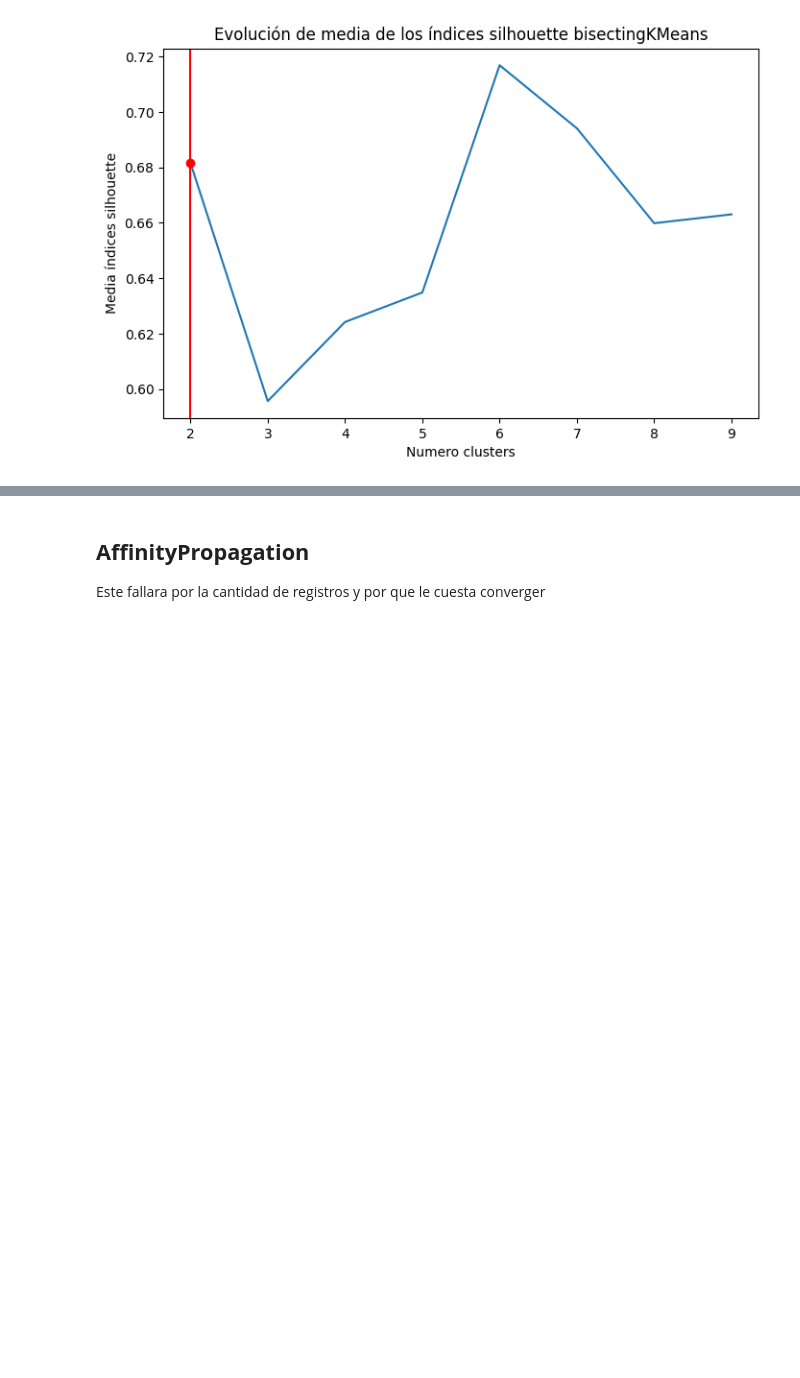
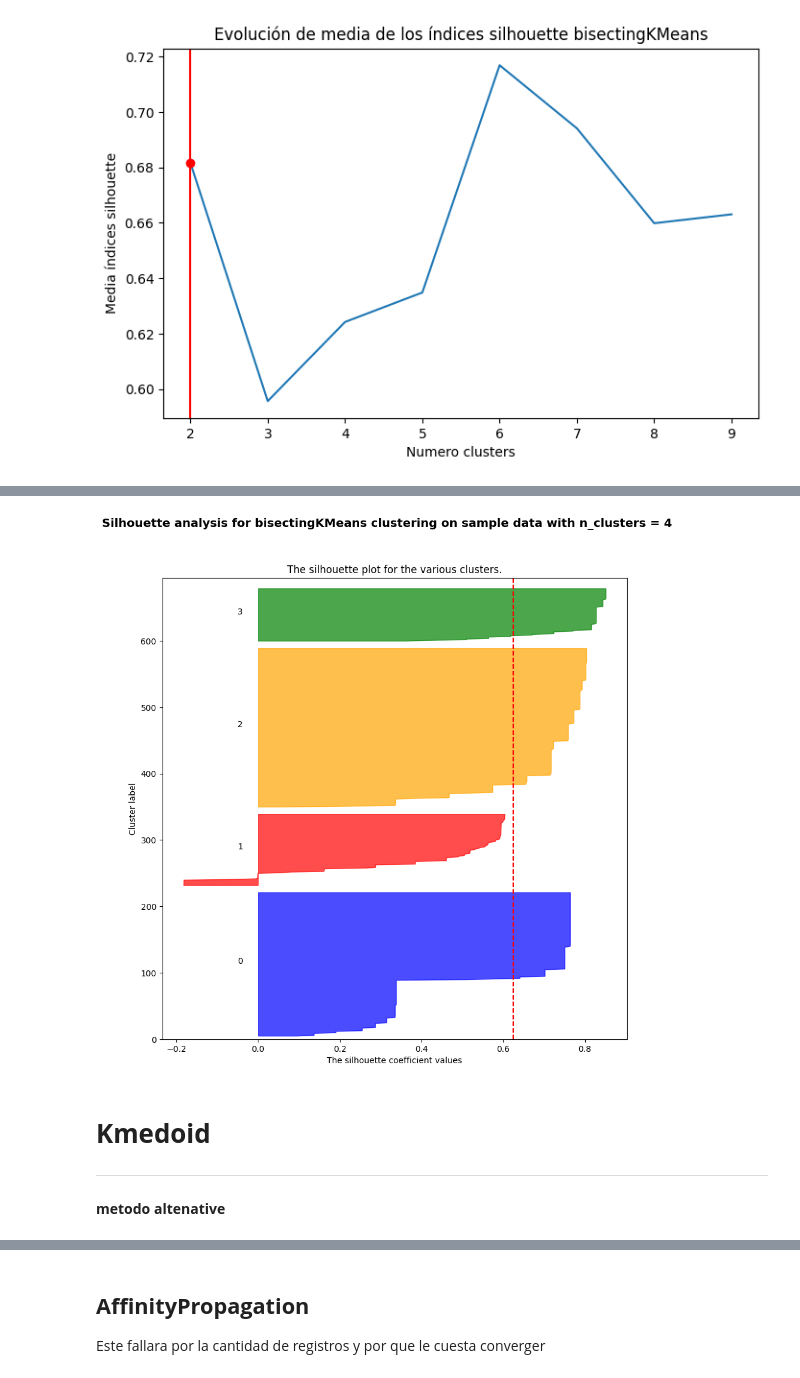
Before and after one commit to Kaiziferr/machine_learning, a Jupyter notebook: clusters/segmentacion.ipynb, the cells around one changed output, grey strips where cells are left out. Drawn from its saved outputs; the diff is of its cells as text; code cells hidden in the pictures; blank space fills up the shorter version.

```diff
--- a/clusters/segmentacion.ipynb
+++ b/clusters/segmentacion.ipynb
@@ -460,0 +524,7 @@ pie_circle(data_df['segmento'], paleta=None, title='Segmento')
+# %%
+visulization_silhouette(data_standar, y_predict, 'bisectingKMeans', paleta)
+# %% [output]
+[figure, added]
+# %% [markdown]
+# **Kmedoid**
+---
@@ -460,0 +533,2 @@ pie_circle(data_df['segmento'], paleta=None, title='Segmento')
+# %% [markdown]
+**metodo altenative**
```
Also changed, not shown: parts of 31 cells of this notebook.
